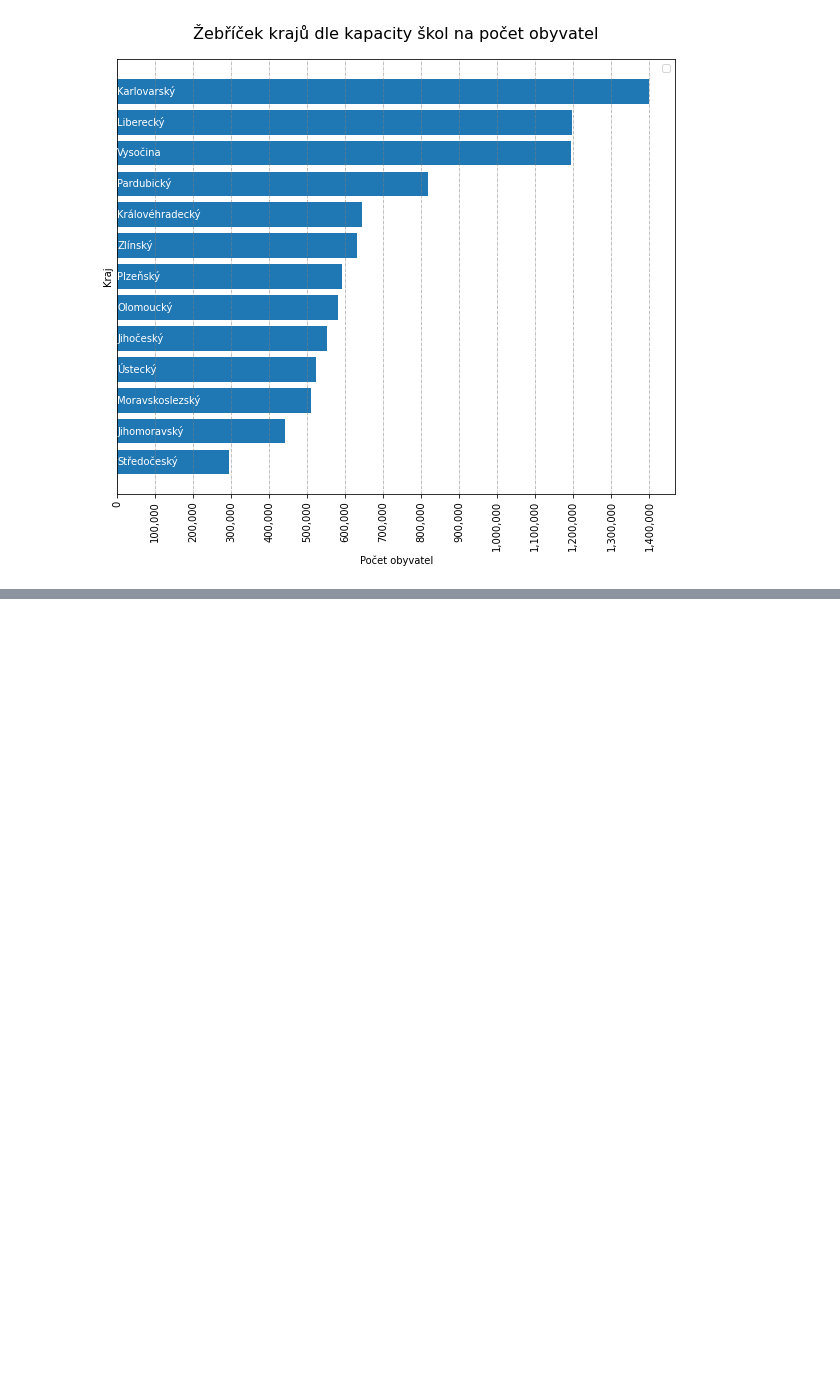
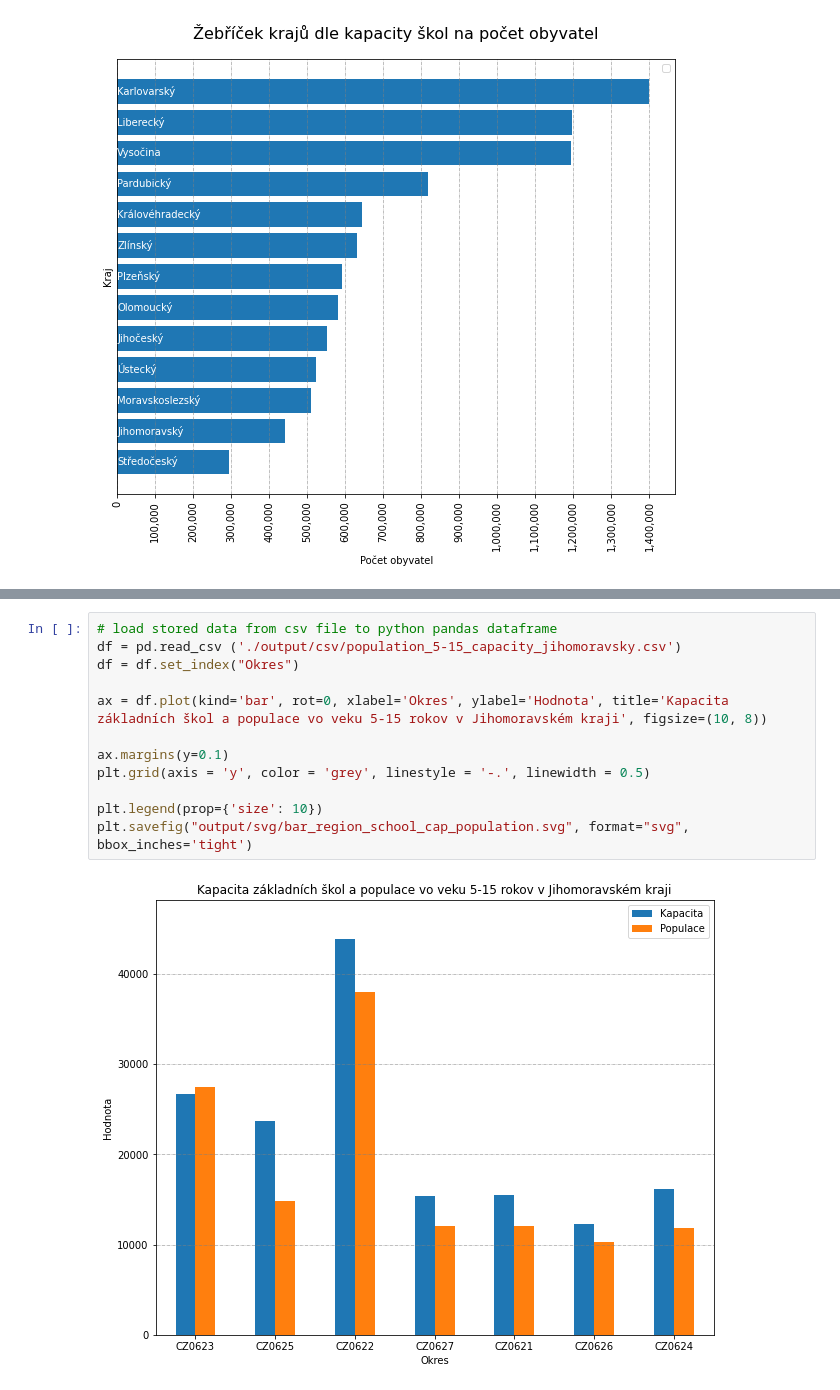
Before and after one commit to xligoc03/UPA, a Jupyter notebook: notebooks/process_csv_files.ipynb, the cells around one changed output, grey strips where cells are left out. Drawn from its saved outputs; the diff is of its cells as text; blank space fills up the shorter version.

Commit message:
feat: add population-gender query + graph

```diff
--- a/notebooks/process_csv_files.ipynb
+++ b/notebooks/process_csv_files.ipynb
@@ -145,0 +153,14 @@ No handles with labels found to put in legend.
+# %%
+# load stored data from csv file to python pandas dataframe
+df = pd.read_csv ('./output/csv/population_5-15_capacity_jihomoravsky.csv')
+df = df.set_index("Okres")
+
+ax = df.plot(kind='bar', rot=0, xlabel='Okres', ylabel='Hodnota', title='Kapacita základních škol a populace vo veku 5-15 rokov v Jihomoravském kraji', figsize=(10, 8))
+
+ax.margins(y=0.1)
+plt.grid(axis = 'y', color = 'grey', linestyle = '-.', linewidth = 0.5)
+
+plt.legend(prop={'size': 10})
+plt.savefig("output/svg/bar_region_school_cap_population.svg", format="svg", bbox_inches='tight')
+# %% [output]
+[figure, added]
```
Also changed, not shown: parts of 4 cells of this notebook, 1 other file.
